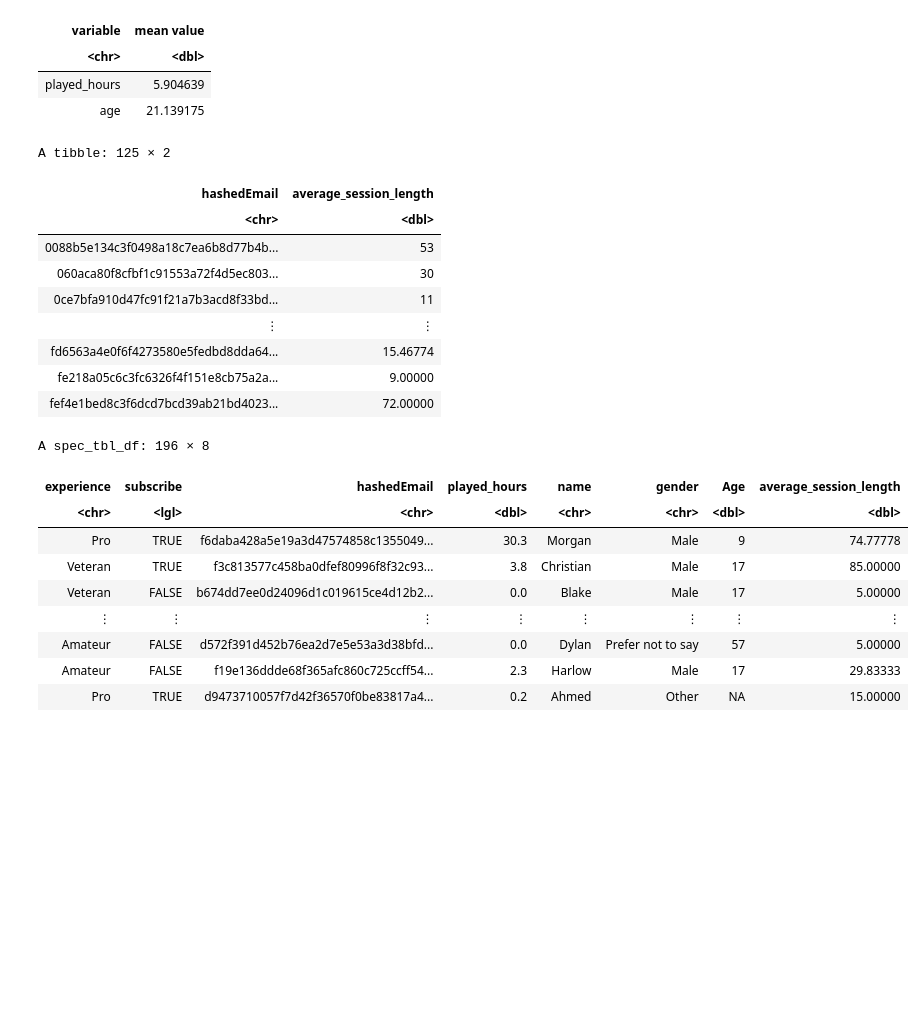
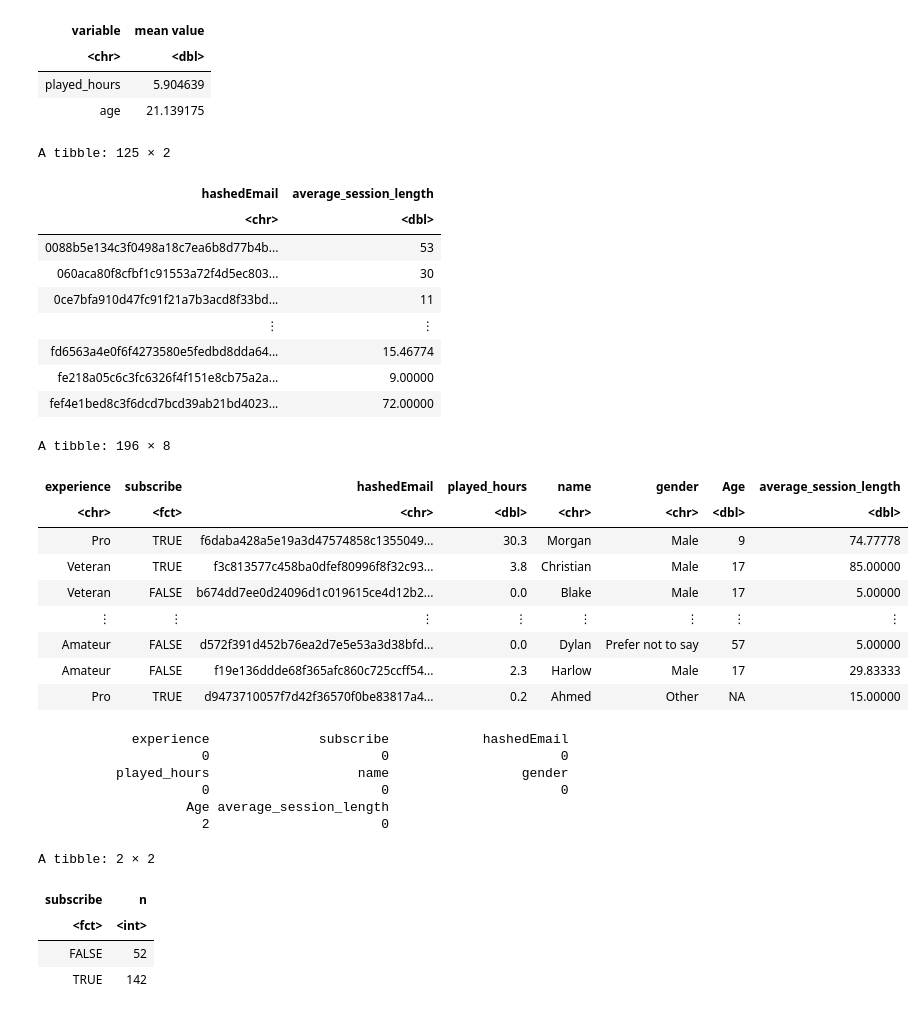
Before and after one commit to CSof-student/DSCI100_GROUP_25_PROJECT, a Jupyter notebook: project_report.ipynb, the cells around one changed output. Cells and saved outputs as stored; diff of their text form; code cells hidden in the pictures; blank space fills up the shorter version.

```diff
--- a/project_report.ipynb
+++ b/project_report.ipynb
@@ -198,35 +216,46 @@ A tibble: 2 × 2
 | played_hours | 5.904639 |
 | age | 21.139175 |
 # %%
-#create a table with hashedEmail and average session length
-# Calculates average session length of each player
+# create a table with hashedEmail and average session length
 new_sessions_data <- sessions_data |>
-    mutate(session_length_mins = as.numeric(dmy_hm(end_time) - dmy_hm(start_time))) |> #adding a new column for session_length_mins
-    select(hashedEmail, session_length_mins) |> #selecting 2 columns
+    mutate(session_length_mins = as.numeric(dmy_hm(end_time) - dmy_hm(start_time))) |>
+    select(hashedEmail, session_length_mins) |>
     group_by(hashedEmail) |>
-    summarize(average_session_length = mean(session_length_mins)) # average session_length
+    summarize(average_session_length = mean(session_length_mins))
 
 new_sessions_data
 
-# Adds each player's average playtime to players_data by hashedEmail
+#adds each player's average playtime to players_data by hashedEmail.
+#join only if player is in players_data, if a player did not have any sessions, set average_session_length to 0
 joined_table <- players_data |>
-    full_join(new_sessions_data, join_by(hashedEmail))
+    left_join(new_sessions_data, join_by(hashedEmail)) |>
+    mutate(subscribe = as.factor(subscribe)) |>
+    mutate(average_session_length = replace_na(average_session_length, 0))
 
 joined_table
+
+#check if any columns contain any NA values
+colSums(is.na(joined_table))
+
+#remove 2 rows with NA values in Age Column
+final_table <- joined_table |>
+    filter(!is.na(Age))
+
+final_table
 # %% [output]
 A tibble: 125 × 2
 | hashedEmail | average_session_length |
 | <chr> | <dbl> |
 | 0088b5e134c3f0498a18c7ea6b8d77b4b... | 53 |
 | 060aca80f8cfbf1c91553a72f4d5ec803... | 30 |
 | 0ce7bfa910d47fc91f21a7b3acd8f33bd... | 11 |
 | ⋮ | ⋮ |
 | fd6563a4e0f6f4273580e5fedbd8dda64... | 15.46774 |
 | fe218a05c6c3fc6326f4f151e8cb75a2a... | 9.00000 |
 | fef4e1bed8c3f6dcd7bcd39ab21bd4023... | 72.00000 |
-A spec_tbl_df: 196 × 8
+A tibble: 196 × 8
 | experience | subscribe | hashedEmail | played_hours | name | gender | Age | average_session_length |
-| <chr> | <lgl> | <chr> | <dbl> | <chr> | <chr> | <dbl> | <dbl> |
+| <chr> | <fct> | <chr> | <dbl> | <chr> | <chr> | <dbl> | <dbl> |
 | Pro | TRUE | f6daba428a5e19a3d47574858c1355049... | 30.3 | Morgan | Male | 9 | 74.77778 |
 | Veteran | TRUE | f3c813577c458ba0dfef80996f8f32c93... | 3.8 | Christian | Male | 17 | 85.00000 |
 | Veteran | FALSE | b674dd7ee0d24096d1c019615ce4d12b2... | 0.0 | Blake | Male | 17 | 5.00000 |
@@ -234,3 +263,14 @@ A spec_tbl_df: 196 × 8
 | Amateur | FALSE | d572f391d452b76ea2d7e5e53a3d38bfd... | 0.0 | Dylan | Prefer not to say | 57 | 5.00000 |
 | Amateur | FALSE | f19e136ddde68f365afc860c725ccff54... | 2.3 | Harlow | Male | 17 | 29.83333 |
 | Pro | TRUE | d9473710057f7d42f36570f0be83817a4... | 0.2 | Ahmed | Other | NA | 15.00000 |
+            experience              subscribe            hashedEmail
+                     0                      0                      0
+          played_hours                   name                 gender
+                     0                      0                      0
+                   Age average_session_length
+                     2                      0
+A tibble: 2 × 2
+| subscribe | n |
+| <fct> | <int> |
+| FALSE | 52 |
+| TRUE | 142 |
```
Also changed, not shown: parts of 4 cells of this notebook.
